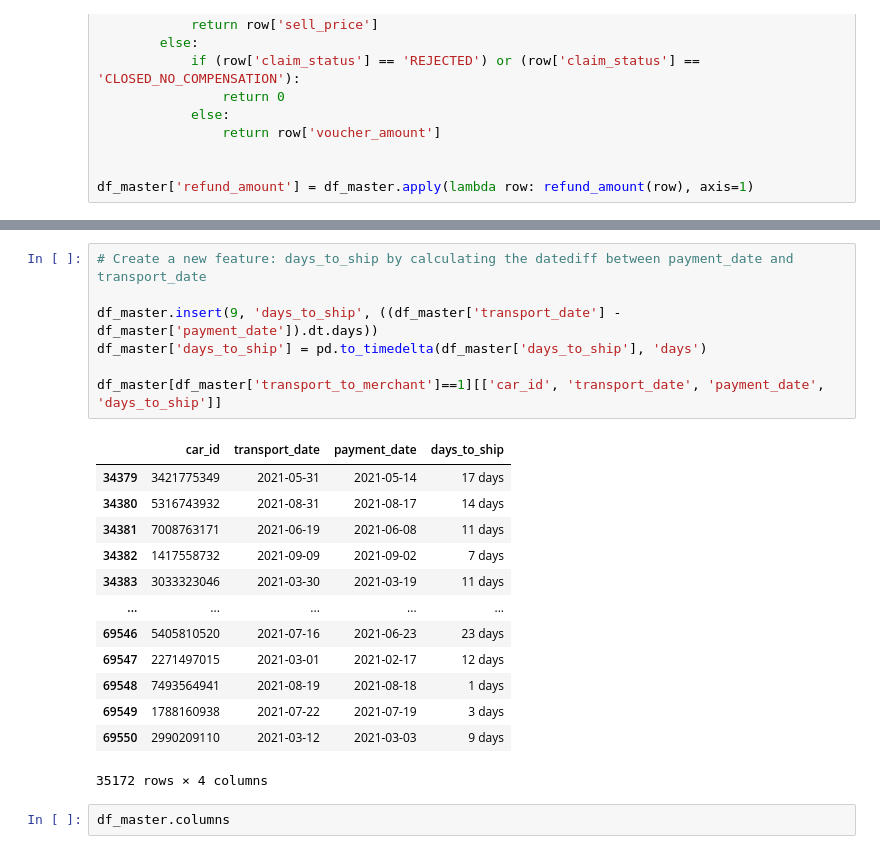
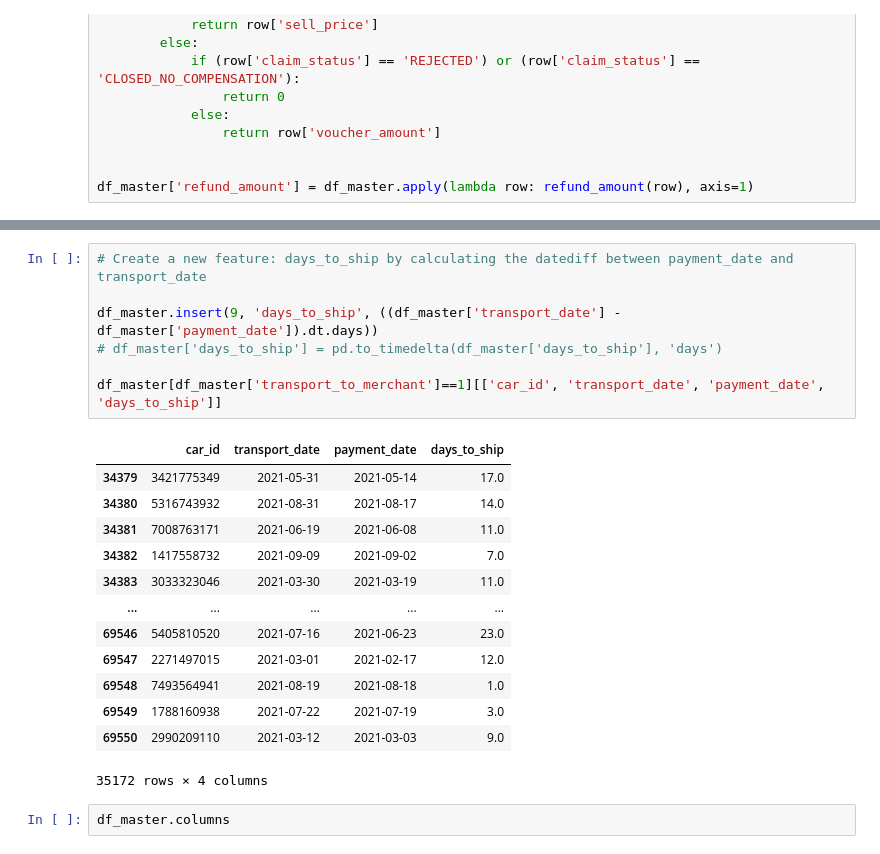
Before and after one commit to dileepsathyan/assignments, a Jupyter notebook: Vroom Virtusa/Vroom Virtusa Assignment.ipynb, the cells around one changed output, grey strips where cells are left out. Drawn from its saved outputs; the diff is of its cells as text.

```diff
--- a/Vroom Virtusa/Vroom Virtusa Assignment.ipynb
+++ b/Vroom Virtusa/Vroom Virtusa Assignment.ipynb
@@ -1144,23 +1144,23 @@ df_master[['car_id', 'has_claim_raised', 'full_refunds', 'partial_refunds',
 # %%
 # Create a new feature: days_to_ship by calculating the datediff between payment_date and transport_date
 
 df_master.insert(9, 'days_to_ship', ((df_master['transport_date'] - df_master['payment_date']).dt.days))
-df_master['days_to_ship'] = pd.to_timedelta(df_master['days_to_ship'], 'days')
+# df_master['days_to_ship'] = pd.to_timedelta(df_master['days_to_ship'], 'days')
 
 df_master[df_master['transport_to_merchant']==1][['car_id', 'transport_date', 'payment_date', 'days_to_ship']]
 # %% [output]
 |  | car_id | transport_date | payment_date | days_to_ship |
-| 34379 | 3421775349 | 2021-05-31 | 2021-05-14 | 17 days |
-| 34380 | 5316743932 | 2021-08-31 | 2021-08-17 | 14 days |
-| 34381 | 7008763171 | 2021-06-19 | 2021-06-08 | 11 days |
-| 34382 | 1417558732 | 2021-09-09 | 2021-09-02 | 7 days |
-| 34383 | 3033323046 | 2021-03-30 | 2021-03-19 | 11 days |
+| 34379 | 3421775349 | 2021-05-31 | 2021-05-14 | 17.0 |
+| 34380 | 5316743932 | 2021-08-31 | 2021-08-17 | 14.0 |
+| 34381 | 7008763171 | 2021-06-19 | 2021-06-08 | 11.0 |
+| 34382 | 1417558732 | 2021-09-09 | 2021-09-02 | 7.0 |
+| 34383 | 3033323046 | 2021-03-30 | 2021-03-19 | 11.0 |
 | ... | ... | ... | ... | ... |
-| 69546 | 5405810520 | 2021-07-16 | 2021-06-23 | 23 days |
-| 69547 | 2271497015 | 2021-03-01 | 2021-02-17 | 12 days |
-| 69548 | 7493564941 | 2021-08-19 | 2021-08-18 | 1 days |
-| 69549 | 1788160938 | 2021-07-22 | 2021-07-19 | 3 days |
-| 69550 | 2990209110 | 2021-03-12 | 2021-03-03 | 9 days |
+| 69546 | 5405810520 | 2021-07-16 | 2021-06-23 | 23.0 |
+| 69547 | 2271497015 | 2021-03-01 | 2021-02-17 | 12.0 |
+| 69548 | 7493564941 | 2021-08-19 | 2021-08-18 | 1.0 |
+| 69549 | 1788160938 | 2021-07-22 | 2021-07-19 | 3.0 |
+| 69550 | 2990209110 | 2021-03-12 | 2021-03-03 | 9.0 |
 35172 rows × 4 columns
 # %%
 df_master.columns
```
Also changed, not shown: parts of 7 cells of this notebook.
